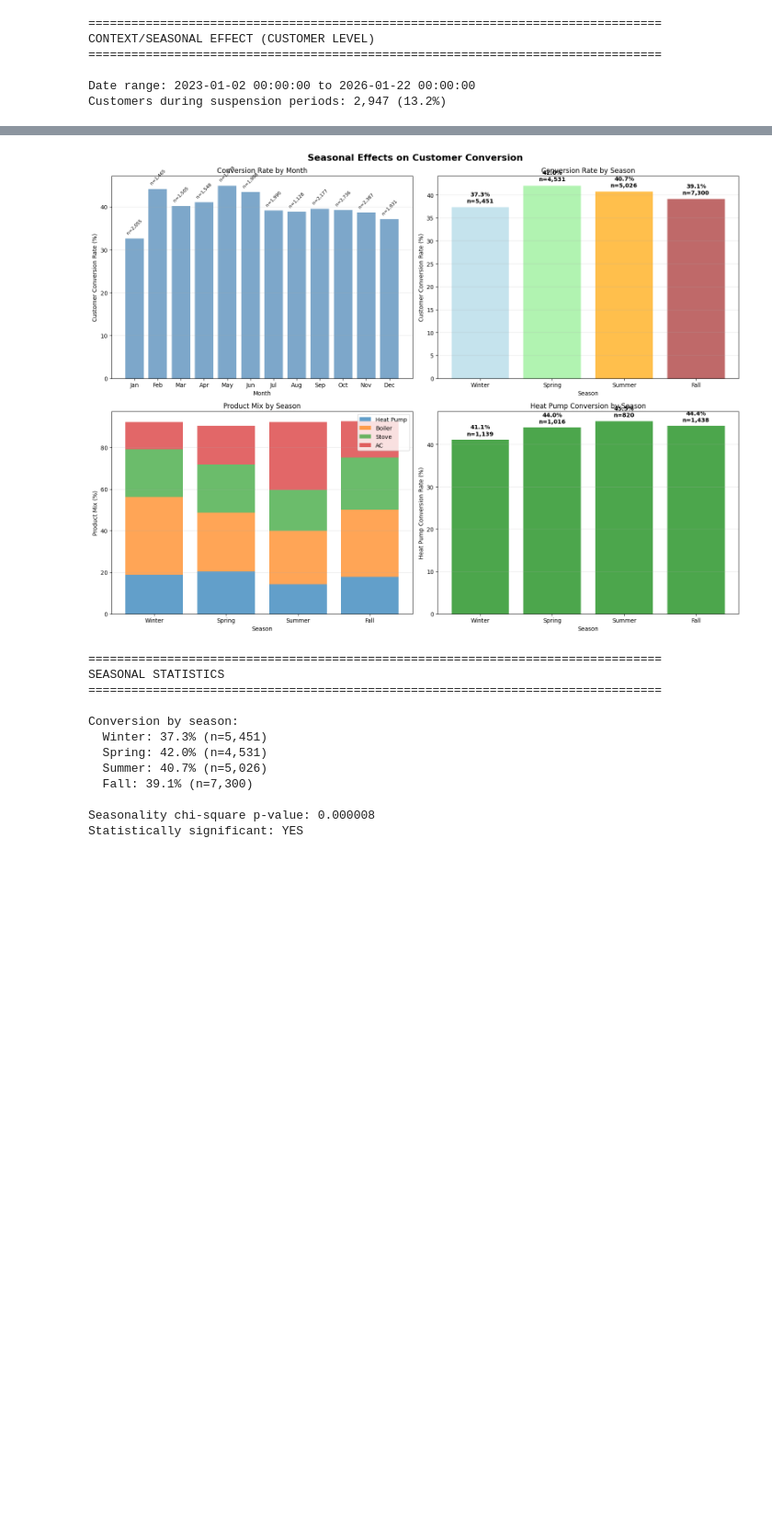
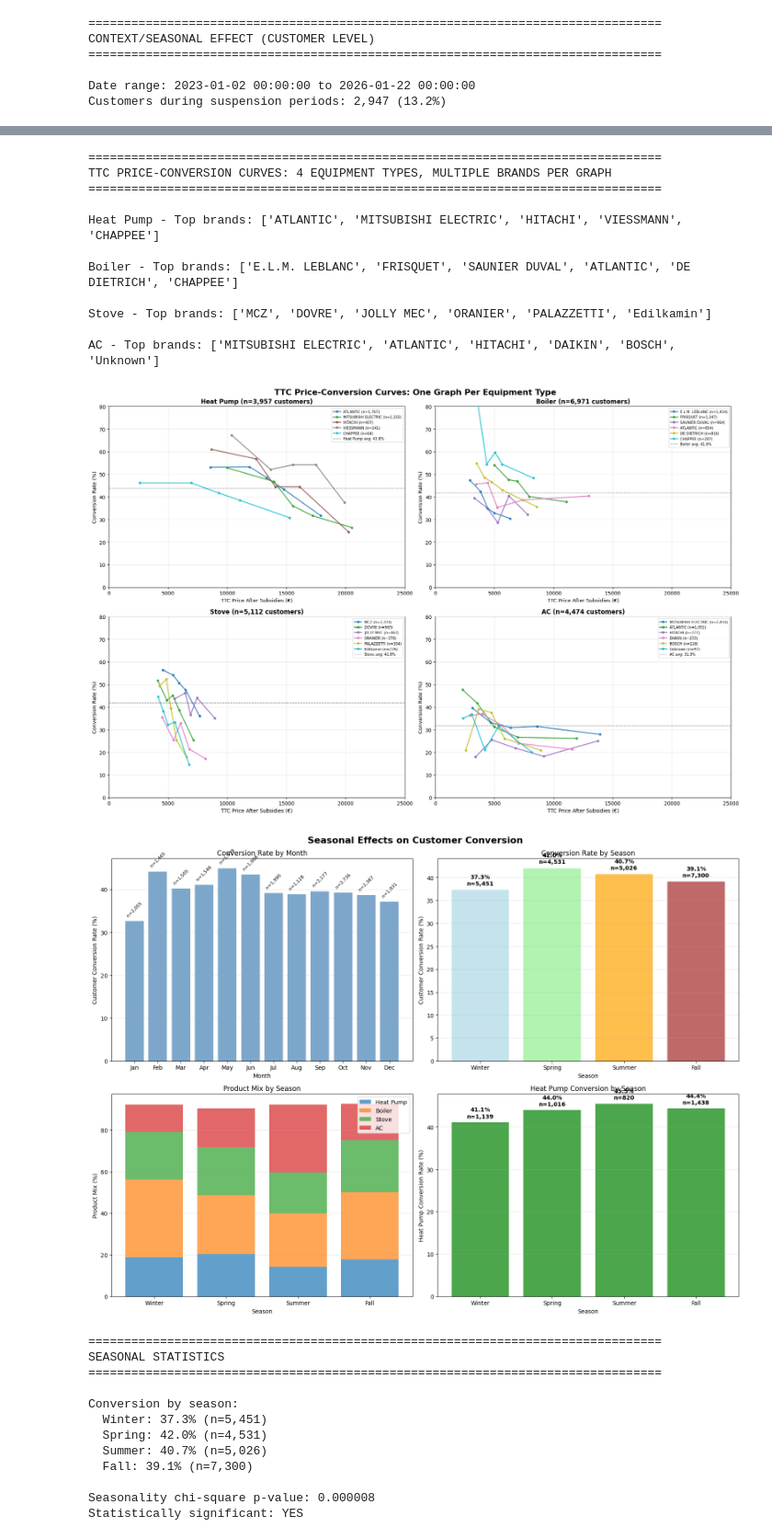
Before and after one commit to vslovik/ai-france-hvac, a Jupyter notebook: _eda_price.ipynb, the cells around one changed output, grey strips where cells are left out. Shown at 92% size. Cells and saved outputs as stored; diff of their text form; code cells hidden in the pictures; blank space fills up the shorter version.

```diff
--- a/_eda_price.ipynb
+++ b/_eda_price.ipynb
@@ -982,3 +1126,76 @@ Customers during suspension periods: 2,947 (13.2%)
+# %%
+print("\n" + "="*80)
+print("TTC PRICE-CONVERSION CURVES: 4 EQUIPMENT TYPES, MULTIPLE BRANDS PER GRAPH")
+print("="*80)
+
+# Equipment types to analyze
+equipment_types = ['Heat Pump', 'Boiler', 'Stove', 'AC']
+fig, axes = plt.subplots(2, 2, figsize=(18, 12))
+fig.suptitle('TTC Price-Conversion Curves: One Graph Per Equipment Type', fontsize=16, fontweight='bold')
+
+# Flatten axes for iteration
+axes = axes.flatten()
+
+for idx, equipment in enumerate(equipment_types):
+    ax = axes[idx]
+
+    # Filter for this equipment type
+    equip_subset = customers_clean[customers_clean['main_equipment_category'] == equipment]
+
+    # Get top brands for this equipment type (minimum 50 customers)
+    brand_counts = equip_subset['main_brand'].value_counts()
+    top_brands_equip = brand_counts[brand_counts > 50].head(6).index.tolist()
+
+    print(f"\n{equipment} - Top brands: {top_brands_equip}")
+
+    # Use colormap for brands
+    colors = plt.cm.tab10(np.linspace(0, 1, len(top_brands_equip)))
+
+    for brand_idx, (brand, color) in enumerate(zip(top_brands_equip, colors)):
+        brand_subset = equip_subset[equip_subset['main_brand'] == brand]
+
+        if len(brand_subset) > 30:  # Need enough data points
+            # Create price bins using TTC out_of_pocket
+            try:
+                brand_subset['price_bin'] = pd.qcut(brand_subset['avg_out_of_pocket'], q=5, duplicates='drop')
+                bin_conv = brand_subset.groupby('price_bin')['converted'].mean() * 100
+                bin_price = brand_subset.groupby('price_bin')['avg_out_of_pocket'].mean()
+
+                # Plot line for this brand
+                ax.plot(bin_price, bin_conv, 'o-', color=color, linewidth=2,
+                        label=f'{brand} (n={len(brand_subset):,})', alpha=0.8, markersize=4)
+            except:
+                print(f"    Skipping {brand} - insufficient price variation")
+
+    # Add average line for this equipment type
+    equip_avg = equip_subset['converted'].mean() * 100
+    ax.axhline(y=equip_avg, color='black', linestyle='--', linewidth=1,
+               label=f'{equipment} avg: {equip_avg:.1f}%', alpha=0.5)
+
+    # Labels and formatting
+    ax.set_xlabel('TTC Price After Subsidies (€)', fontsize=10)
+    ax.set_ylabel('Conversion Rate (%)', fontsize=10)
+    ax.set_title(f'{equipment} (n={len(equip_subset):,} customers)', fontsize=12, fontweight='bold')
+    ax.grid(True, alpha=0.3)
+    ax.legend(loc='best', fontsize=7)
+    ax.set_xlim(0, 25000)
+    ax.set_ylim(0, 80)
+
+plt.tight_layout()
+plt.show()
+# %% [output]
+================================================================================
+TTC PRICE-CONVERSION CURVES: 4 EQUIPMENT TYPES, MULTIPLE BRANDS PER GRAPH
+================================================================================
+
+Heat Pump - Top brands: ['ATLANTIC', 'MITSUBISHI ELECTRIC', 'HITACHI', 'VIESSMANN', 'CHAPPEE']
+
+Boiler - Top brands: ['E.L.M. LEBLANC', 'FRISQUET', 'SAUNIER DUVAL', 'ATLANTIC', 'DE DIETRICH', 'CHAPPEE']
+
+Stove - Top brands: ['MCZ', 'DOVRE', 'JOLLY MEC', 'ORANIER', 'PALAZZETTI', 'Edilkamin']
+
+AC - Top brands: ['MITSUBISHI ELECTRIC', 'ATLANTIC', 'HITACHI', 'DAIKIN', 'BOSCH', 'Unknown']
+[figure, added]
 # %%
 fig, axes = plt.subplots(2, 2, figsize=(16, 12))
 fig.suptitle('Seasonal Effects on Customer Conversion', fontsize=16, fontweight='bold')
```
Also changed, not shown: parts of 4 cells of this notebook, 2 other files.
